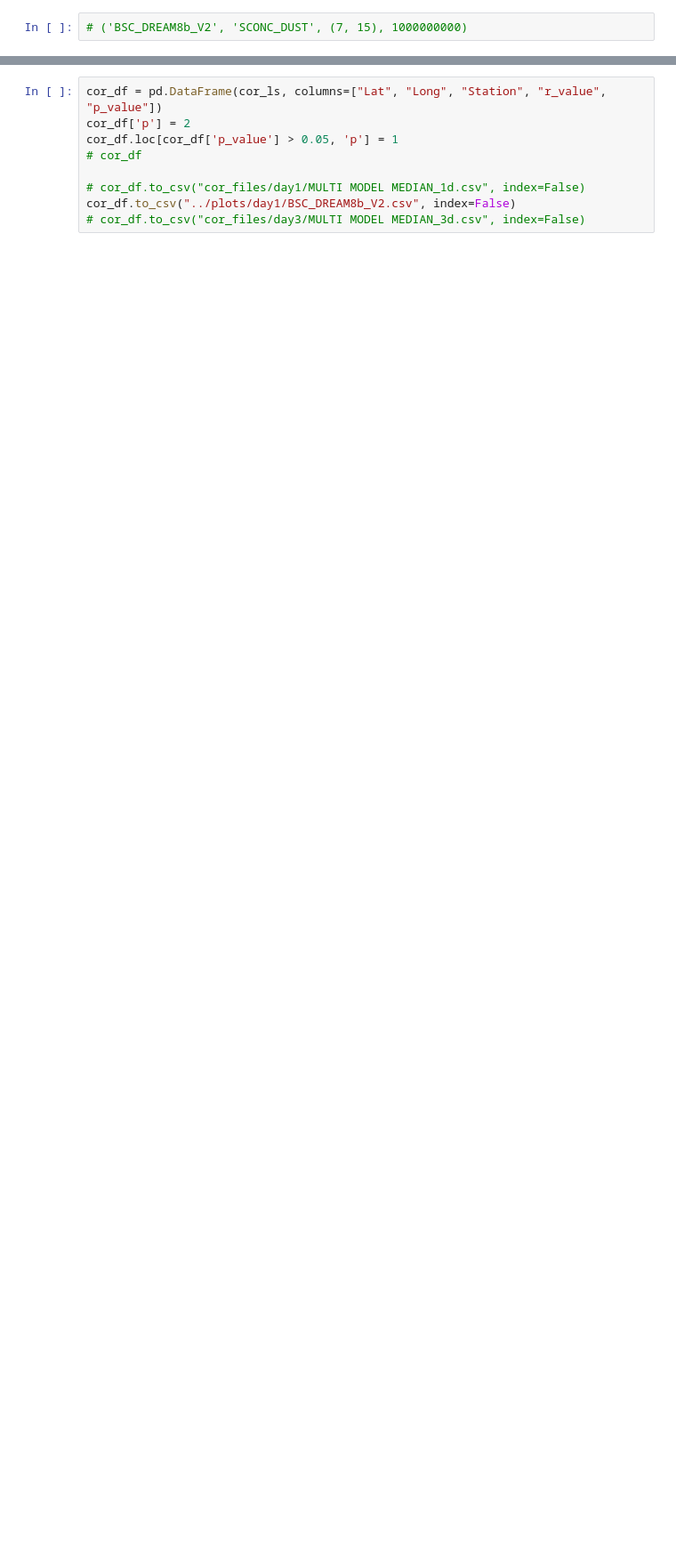
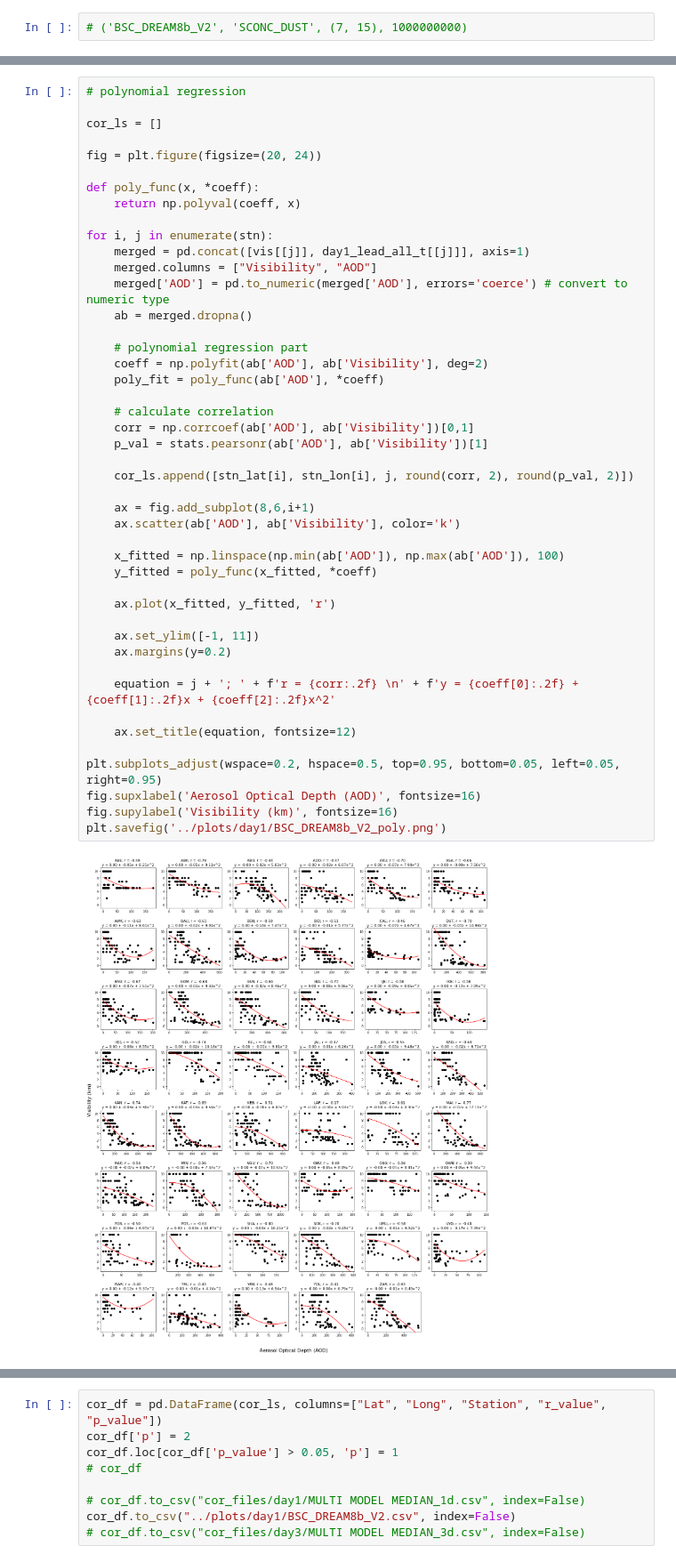
Before and after one commit to ahmadbello/visibility, a Jupyter notebook: notebooks/BSC_DREAM8b_V2.ipynb, the cells around one changed output, grey strips where cells are left out. Shown: that part at 89% size. Drawn from its saved outputs; the diff is of its cells as text; blank space fills up the shorter version.

Commit message:
added power and polynomial regression

```diff
--- a/notebooks/BSC_DREAM8b_V2.ipynb
+++ b/notebooks/BSC_DREAM8b_V2.ipynb
@@ -191,0 +190,47 @@ plt.savefig('../plots/day1/BSC_DREAM8b_V2.png')
+# %%
+# polynomial regression
+
+cor_ls = []
+
+fig = plt.figure(figsize=(20, 24))
+
+def poly_func(x, *coeff):
+    return np.polyval(coeff, x)
+
+for i, j in enumerate(stn):
+    merged = pd.concat([vis[[j]], day1_lead_all_t[[j]]], axis=1)
+    merged.columns = ["Visibility", "AOD"]
+    merged['AOD'] = pd.to_numeric(merged['AOD'], errors='coerce') # convert to numeric type
+    ab = merged.dropna()
+
+    # polynomial regression part
+    coeff = np.polyfit(ab['AOD'], ab['Visibility'], deg=2)
+    poly_fit = poly_func(ab['AOD'], *coeff)
+
+    # calculate correlation
+    corr = np.corrcoef(ab['AOD'], ab['Visibility'])[0,1]
+    p_val = stats.pearsonr(ab['AOD'], ab['Visibility'])[1]
+
+    cor_ls.append([stn_lat[i], stn_lon[i], j, round(corr, 2), round(p_val, 2)])
+
+    ax = fig.add_subplot(8,6,i+1)
+    ax.scatter(ab['AOD'], ab['Visibility'], color='k')
+
+    x_fitted = np.linspace(np.min(ab['AOD']), np.max(ab['AOD']), 100)
+    y_fitted = poly_func(x_fitted, *coeff)
+
+    ax.plot(x_fitted, y_fitted, 'r')
+
+    ax.set_ylim([-1, 11])
+    ax.margins(y=0.2)
+
+    equation = j + '; ' + f'r = {corr:.2f} \n' + f'y = {coeff[0]:.2f} + {coeff[1]:.2f}x + {coeff[2]:.2f}x^2'
+
+    ax.set_title(equation, fontsize=12)
+
+plt.subplots_adjust(wspace=0.2, hspace=0.5, top=0.95, bottom=0.05, left=0.05, right=0.95)
+fig.supxlabel('Aerosol Optical Depth (AOD)', fontsize=16)
+fig.supylabel('Visibility (km)', fontsize=16)
+plt.savefig('../plots/day1/BSC_DREAM8b_V2_poly.png')
+# %% [output]
+[figure, added]
```
Also changed, not shown: parts of 5 cells of this notebook, 4 other files.
